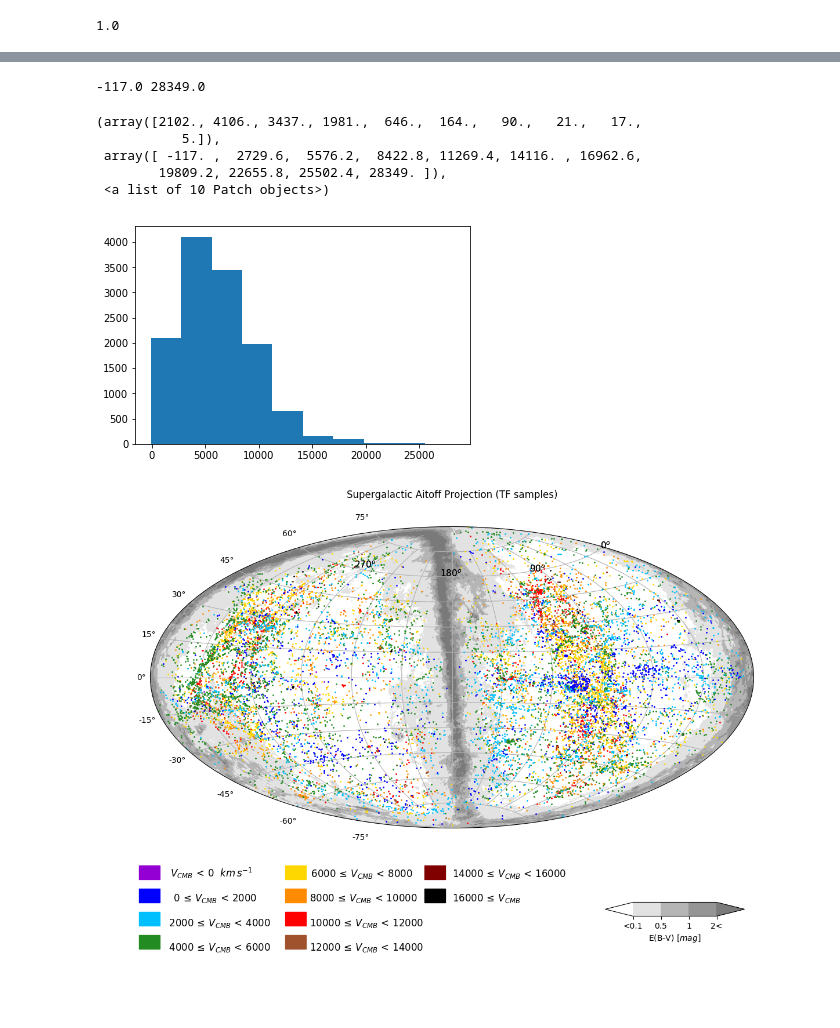
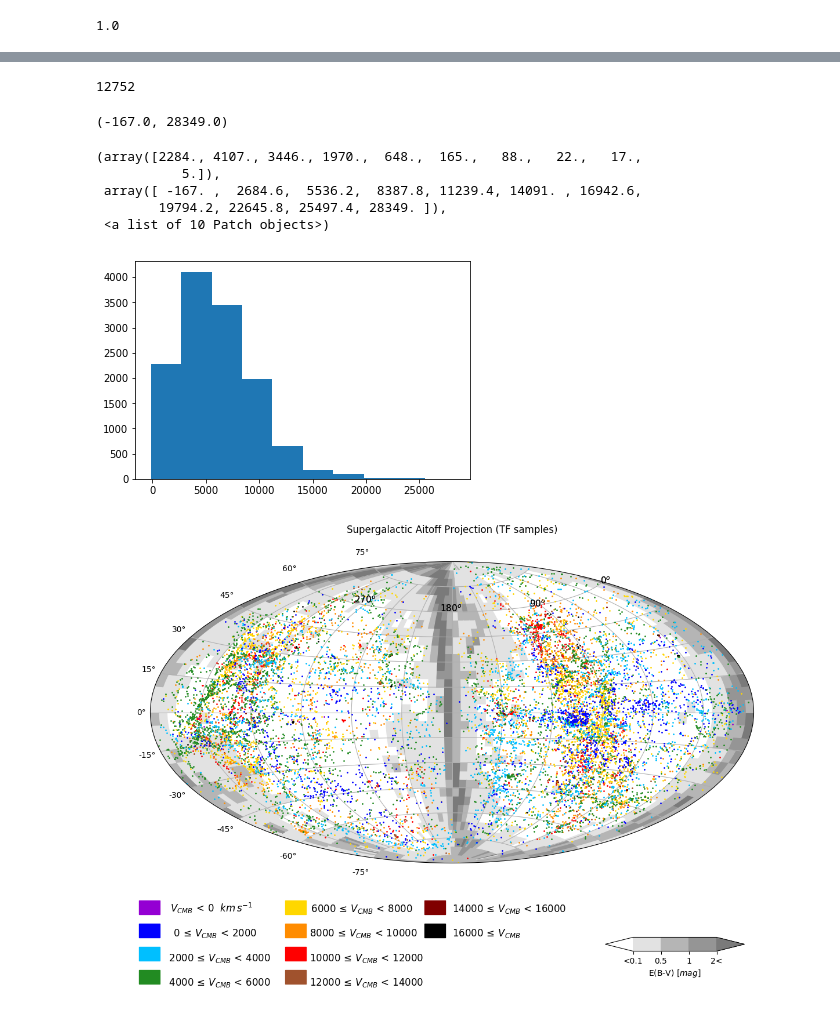
Before and after one commit to ekourkchi/CF4catalog, a Jupyter notebook: TF_aitoff-Copy1.ipynb, the cells around one changed output, grey strips where cells are left out. Saved outputs shown, nothing was run; the diff lists cells and outputs as text; code cells hidden in the pictures.

Commit message:
fixing the aitoff plots

```diff
--- a/TF_aitoff-Copy1.ipynb
+++ b/TF_aitoff-Copy1.ipynb
@@ -71,7 +71,10 @@ print(len(df))
 df = df.join(leda, lsuffix='_cf4', rsuffix='_leda', how=how)
 df = df[["PGC1", "Vcmb", "sgl", "sgb"]]
 
-# df.sort_values(by=['PGC1'])
+
+# df = df.rename(columns={"Vcmb_cf4":"Vcmb"})
+df = df.astype({"PGC1": int})
+
 
 print(len(df))
 
@@ -168,3 +189,7 @@ from matplotlib import *
+# %%
+len(df)
+# %% [output]
+12752
 # %%
 vel = df.Vcmb.values
 vel = df.Vgrp.values
@@ -174,23 +199,23 @@ vel = df.Vgrp.values
 # Mvel = np.median(vel)
 # vel = vel / Mvel / 2.
 
-print np.min(vel), np.max(vel)
+print(np.min(vel), np.max(vel))
 # %% [output]
--117.0 28349.0
+(-167.0, 28349.0)
 # %%
 plt.hist(vel)
 # %% [output]
-(array([2102., 4106., 3437., 1981.,  646.,  164.,   90.,   21.,   17.,
+(array([2284., 4107., 3446., 1970.,  648.,  165.,   88.,   22.,   17.,
            5.]),
- array([ -117. ,  2729.6,  5576.2,  8422.8, 11269.4, 14116. , 16962.6,
-        19809.2, 22655.8, 25502.4, 28349. ]),
+ array([ -167. ,  2684.6,  5536.2,  8387.8, 11239.4, 14091. , 16942.6,
+        19794.2, 22645.8, 25497.4, 28349. ]),
  <a list of 10 Patch objects>)
-[figure, old version]
+[figure, new version]
 # %%
 l0 = 180
 
-deg = 0.8
-a = pyfits.open('EBV.0.8.deg.fits')
+deg = 5
+a = pyfits.open('EBV.5.deg.fits')
 d = a[1].data
 
 
@@ -340,31 +365,31 @@ jet = cm = plt.get_cmap('Greys')
 cNorm  = colors.Normalize(vmin=0, vmax=5)
 scalarMap = cmx.ScalarMappable(norm=cNorm, cmap=jet)
 ax3 = fig.add_axes([0.720, 0.11, 0.2, 0.03])
 cols = []
 bounds = [0,1,2,3]
 #cols.append(scalarMap.to_rgba(0))
 cols.append(scalarMap.to_rgba(1.0))
 cols.append(scalarMap.to_rgba(2.0))
 cols.append(scalarMap.to_rgba(2.5))
 #cols.append(scalarMap.to_rgba(3.0))
 
 
 
 cm = colors.ListedColormap(cols)
 
 cm.set_over(scalarMap.to_rgba(3.0))
 cm.set_under(scalarMap.to_rgba(0))
 
 cNorm  = colors.BoundaryNorm(bounds, cm.N)
 cbar = colorbar.ColorbarBase(ax3, cmap=cm, norm=cNorm, orientation='horizontal',ticks=bounds, boundaries=[-1]+bounds+[4],extend='both',extendfrac='auto')
 cbar.set_ticks(bounds)
 cbar.ax.tick_params(labelsize=10)
 cbar.ax.set_xticklabels(['<0.1','0.5','1','2<'])  # horizontal colorbar
 
 cbar.set_label('E(B-V) '+r'$[mag]$')
 ################################################################
 
 for i, c in enumerate(colours):
     ax.plot([X[i]], [Y[i]], color=c, marker='.', ms=2)
 # %% [output]
-[figure, old version]
+[figure, new version]
```
Also changed, not shown: parts of 10 cells of this notebook, 2 other files.
